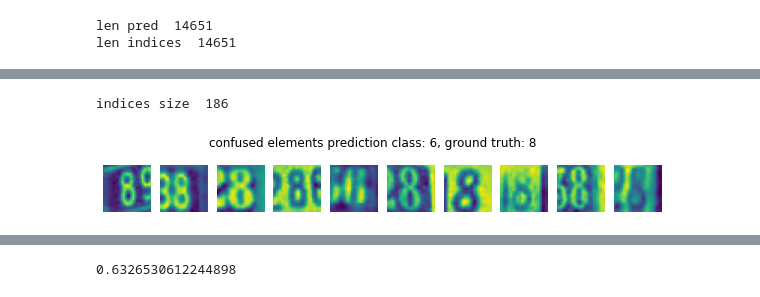
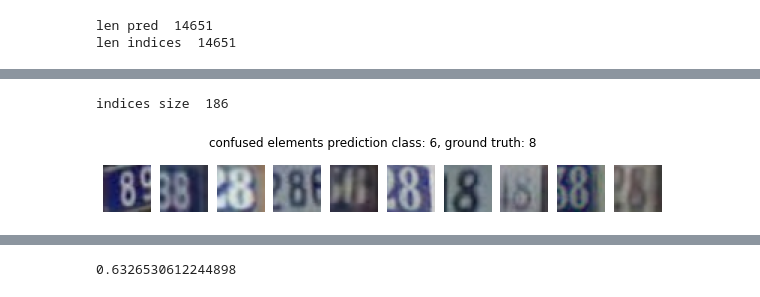
Before and after one commit to ArseniyKa/Mashine-Learning-Examples, a Jupyter notebook: PyTorch.ipynb, the cells around one changed output, grey strips where cells are left out. Cells and saved outputs as stored; diff of their text form; code cells hidden in the pictures.

```diff
--- a/PyTorch.ipynb
+++ b/PyTorch.ipynb
@@ -489,34 +497,32 @@ def visualize_predicted_actual(predicted_class, gt_class, predictions, groud_tru
 
     # predicted_samples = predictions[predictions==predicted_class]
     # gt_samples = groud_truth[groud_truth==gt_class]
 
     # predictions = np.array(predictions)
     # groud_truth = np.array(groud_truth)
     indices = []
     for i in range (len(groud_truth)):
      pred = predictions[i]
      gt = groud_truth[i]
      if (pred==predicted_class and gt == gt_class):
         indices.append(i)
 
 
     print("indices size ", len(indices))
-    # images = data.data[val_indices]
-    images = data.data
 
-    visualize_images(indices, images, "confused elements prediction class: %i, ground truth: %i"%(predicted_class, gt_class))
+    visualize_images(indices, data, "confused elements prediction class: %i, ground truth: %i"%(predicted_class, gt_class))
 
     # TODO: Implement visualization using visualize_images above
     # predictions and ground_truth are provided for validation set only, defined by val_indices
     # Hint: numpy index arrays might be helpful
     # https://docs.scipy.org/doc/numpy/user/basics.indexing.html#index-arrays
     # Please make the title meaningful!
 
     # raise Exception("Not implemented")
 
 
 visualize_predicted_actual(6, 8, predictions, gt, np.array(val_indices), data_train_images)
 # visualize_predicted_actual(1, 7, predictions, gt, np.array(val_indices), data_train)
 # %% [output]
 indices size  186
-[figure, old version]
+[figure, new version]
```
Also changed, not shown: parts of 10 cells of this notebook, 1 other file.
